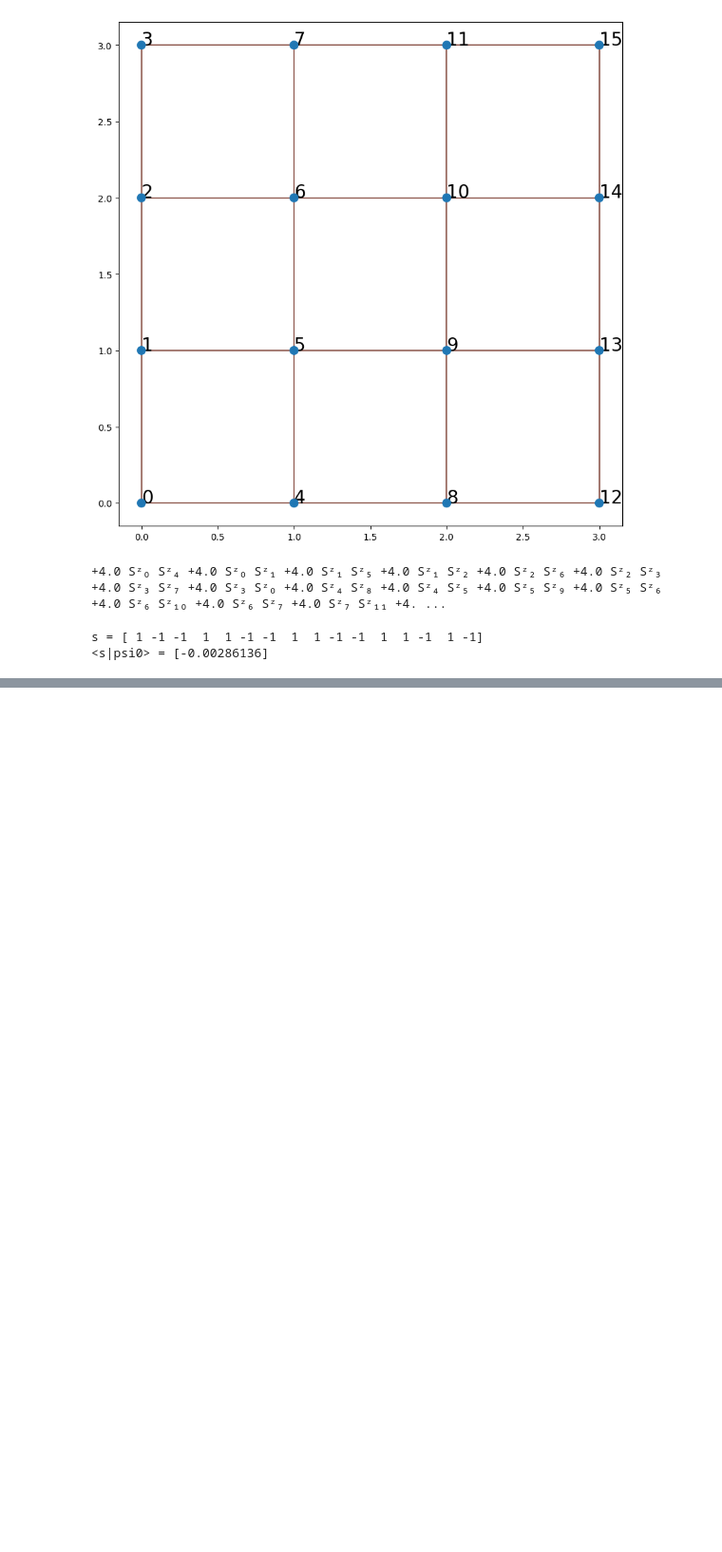
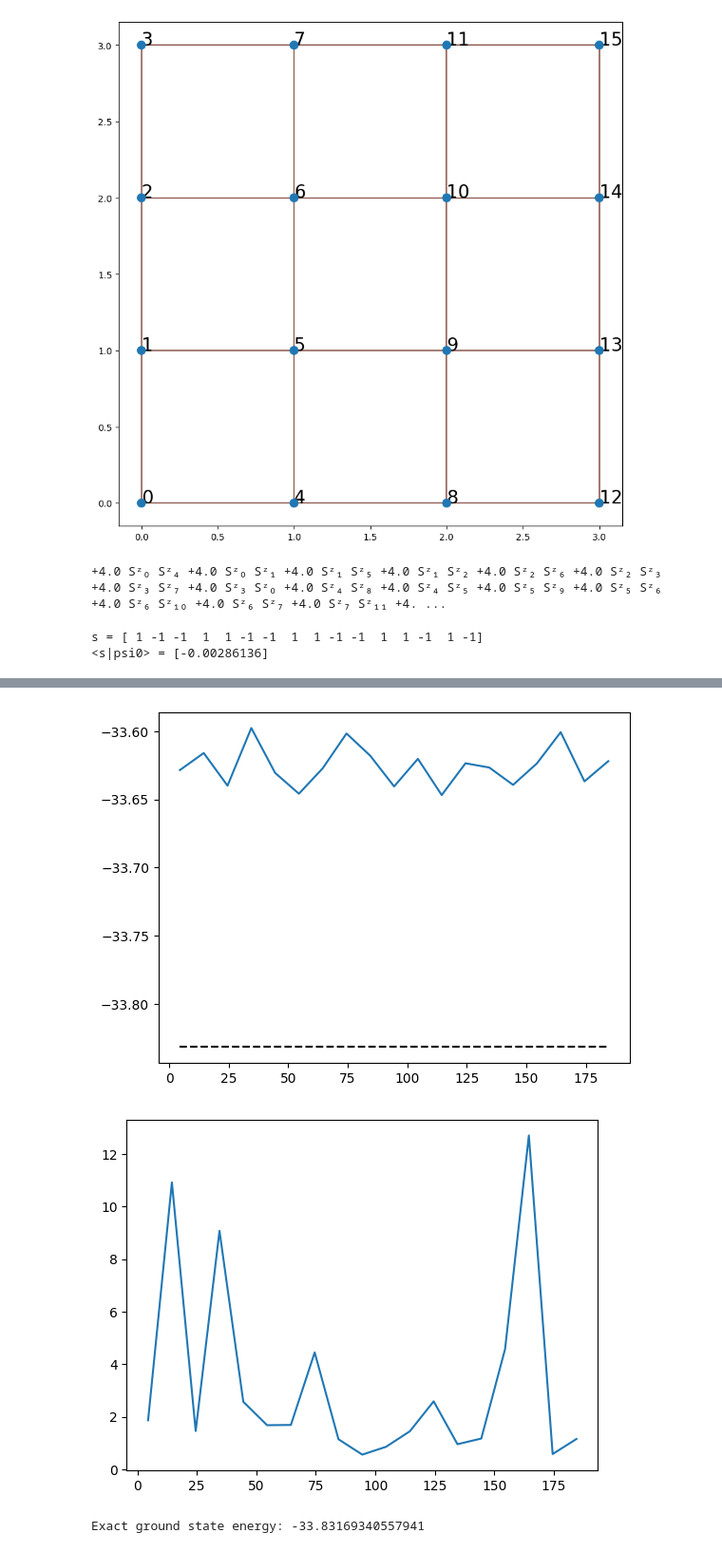
Before and after one commit to brandoncovert/NN_Discrete, a Jupyter notebook: archive/learning_quantax.ipynb, the cells around one changed output, grey strips where cells are left out. Shown at 95% size. Drawn from its saved outputs; the diff is of its cells as text; code cells hidden in the pictures; blank space fills up the shorter version.

```diff
--- a/archive/learning_quantax.ipynb
+++ b/archive/learning_quantax.ipynb
@@ -62,0 +167,42 @@ print("<psi1|H|psi1> =", dense1 @ H @ dense1, "\t", "E1 =", E[1])
+# %%
+symm = Rotation(np.pi / 2) @ Flip() @ SpinInverse()
+
+symm_state = qtx.state.Variational(
+    model, "/tmp/Heisenberg.eqx", symm, max_parallel=2048
+)
+
+sampler = qtx.sampler.SpinExchange(symm_state, nsamples=1024)
+optimizer = qtx.optimizer.SR(symm_state, H)
+# %%
+energy = qtx.utils.DataTracer()
+VarE = qtx.utils.DataTracer()
+
+training_rate = 0.01
+
+for i in range(200):
+    samples = sampler.sweep()
+    step = optimizer.get_step(samples)
+    state.update(step * training_rate)
+
+    energy.append(optimizer.energy)
+    VarE.append(optimizer.VarE)
+    if i % 10 == 0:
+        clear_output()
+        energy.plot(batch=10, baseline=exact_energy)
+        plt.show()
+        VarE.plot(batch=10)
+        plt.show()
+
+state.save("/tmp/Heisenberg.eqx")
+# %% [output]
+[figure, added]
+[figure, added]
+# %%
+H = qtx.operator.Heisenberg(J=[1, 0.5], n_neighbor=[1, 2], msr=True)
+
+full_symm = TransND() @ Rotation(np.pi / 2) @ Flip() @ SpinInverse()
+E, wf = H.diagonalize(full_symm)
+exact_energy = E[0]
+print(f"Exact ground state energy: {exact_energy}")
+# %% [output]
+Exact ground state energy: -33.83169340557941
```
Also changed, not shown: parts of 22 cells of this notebook, 6 other files.
